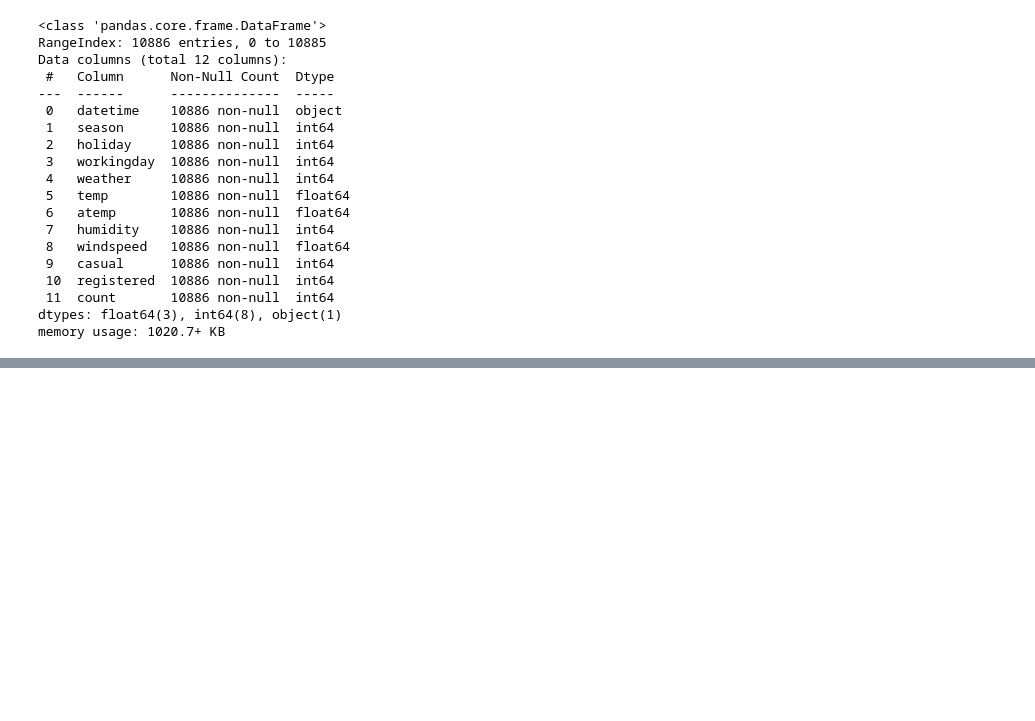
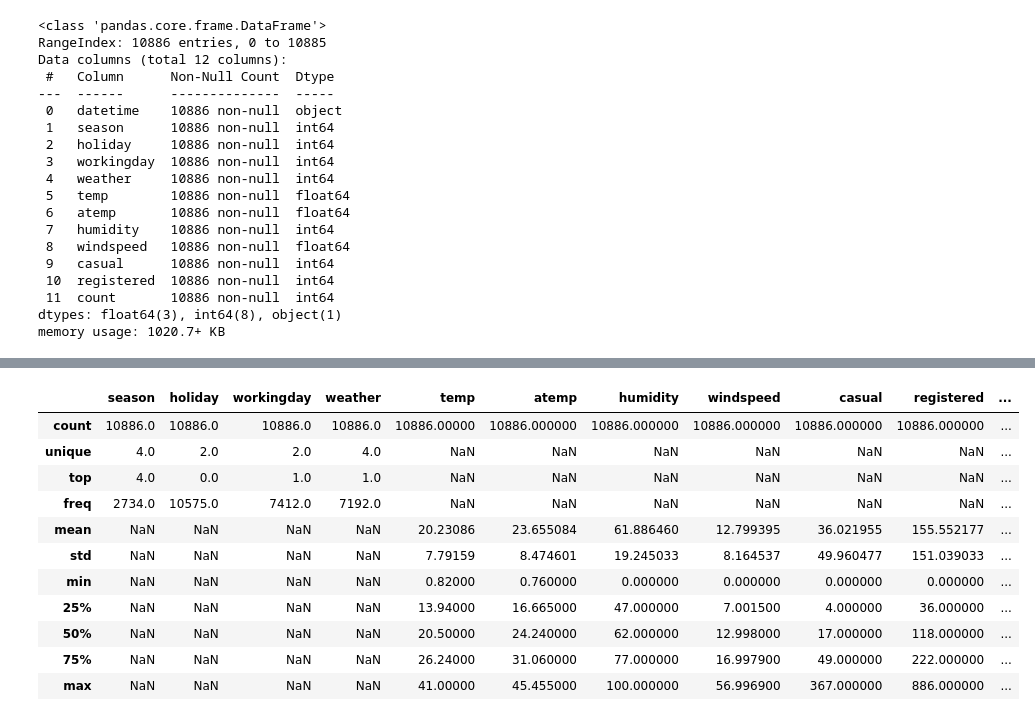
Before and after one commit to sr606/Machine_Learning_CaseStudies, a Jupyter notebook: Business_Case_Yulu_Hypothesis_Testing.ipynb, the cells around one changed output, grey strips where cells are left out. Cells and saved outputs as stored; diff of their text form; code cells hidden in the pictures; blank space fills up the shorter version.

```diff
--- a/Business_Case_Yulu_Hypothesis_Testing.ipynb
+++ b/Business_Case_Yulu_Hypothesis_Testing.ipynb
@@ -162,0 +184,15 @@ memory usage: 1020.7+ KB
+# %%
+df.iloc[:, 1:].describe(include= 'all')
+# %% [output]
+|  | season | holiday | workingday | weather | temp | atemp | humidity | windspeed | casual | registered | ... |
+| count | 10886.0 | 10886.0 | 10886.0 | 10886.0 | 10886.00000 | 10886.000000 | 10886.000000 | 10886.000000 | 10886.000000 | 10886.000000 | ... |
+| unique | 4.0 | 2.0 | 2.0 | 4.0 | NaN | NaN | NaN | NaN | NaN | NaN | ... |
+| top | 4.0 | 0.0 | 1.0 | 1.0 | NaN | NaN | NaN | NaN | NaN | NaN | ... |
+| freq | 2734.0 | 10575.0 | 7412.0 | 7192.0 | NaN | NaN | NaN | NaN | NaN | NaN | ... |
+| mean | NaN | NaN | NaN | NaN | 20.23086 | 23.655084 | 61.886460 | 12.799395 | 36.021955 | 155.552177 | ... |
+| std | NaN | NaN | NaN | NaN | 7.79159 | 8.474601 | 19.245033 | 8.164537 | 49.960477 | 151.039033 | ... |
+| min | NaN | NaN | NaN | NaN | 0.82000 | 0.760000 | 0.000000 | 0.000000 | 0.000000 | 0.000000 | ... |
+| 25% | NaN | NaN | NaN | NaN | 13.94000 | 16.665000 | 47.000000 | 7.001500 | 4.000000 | 36.000000 | ... |
+| 50% | NaN | NaN | NaN | NaN | 20.50000 | 24.240000 | 62.000000 | 12.998000 | 17.000000 | 118.000000 | ... |
+| 75% | NaN | NaN | NaN | NaN | 26.24000 | 31.060000 | 77.000000 | 16.997900 | 49.000000 | 222.000000 | ... |
+| max | NaN | NaN | NaN | NaN | 41.00000 | 45.455000 | 100.000000 | 56.996900 | 367.000000 | 886.000000 | ... |
```
Also changed, not shown: parts of 12 cells of this notebook.
